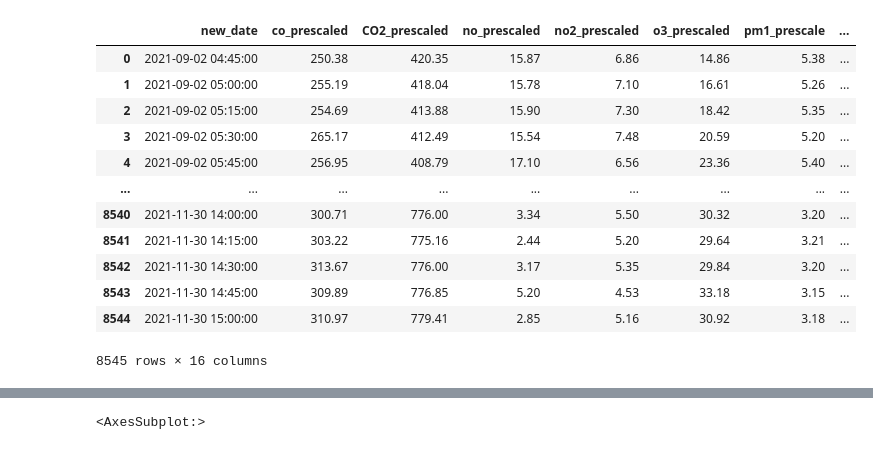
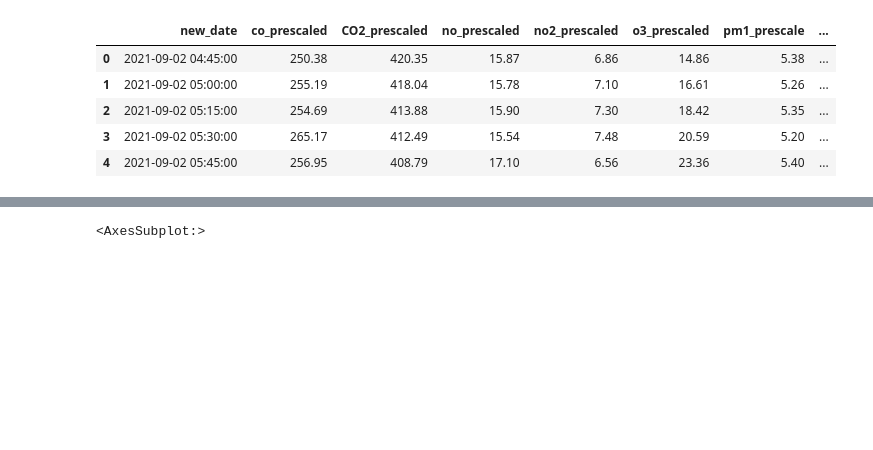
Before and after one commit to mihakim2/2021Fall_finals, a Jupyter notebook: correlations.ipynb, the cells around one changed output, grey strips where cells are left out. Saved outputs shown, nothing was run; the diff lists cells and outputs as text; code cells hidden in the pictures; blank space fills up the shorter version.

```diff
--- a/correlations.ipynb
+++ b/correlations.ipynb
@@ -14,20 +12,13 @@ df5 = pd.read_feather('export_UrbanaOnHolmes_feather', columns=None, use_threads
 df6 = pd.read_feather('export_WarnowChacko_feather', columns=None, use_threads=True)
 # %%
 df3.rename(columns={'reading_datestamp': 'new_date'}, inplace = True)
-df3
+df3.head(5)
 # %% [output]
 |  | new_date | co_prescaled | CO2_prescaled | no_prescaled | no2_prescaled | o3_prescaled | pm1_prescale | ... |
 | 0 | 2021-09-02 04:45:00 | 250.38 | 420.35 | 15.87 | 6.86 | 14.86 | 5.38 | ... |
 | 1 | 2021-09-02 05:00:00 | 255.19 | 418.04 | 15.78 | 7.10 | 16.61 | 5.26 | ... |
 | 2 | 2021-09-02 05:15:00 | 254.69 | 413.88 | 15.90 | 7.30 | 18.42 | 5.35 | ... |
 | 3 | 2021-09-02 05:30:00 | 265.17 | 412.49 | 15.54 | 7.48 | 20.59 | 5.20 | ... |
 | 4 | 2021-09-02 05:45:00 | 256.95 | 408.79 | 17.10 | 6.56 | 23.36 | 5.40 | ... |
-| ... | ... | ... | ... | ... | ... | ... | ... | ... |
-| 8540 | 2021-11-30 14:00:00 | 300.71 | 776.00 | 3.34 | 5.50 | 30.32 | 3.20 | ... |
-| 8541 | 2021-11-30 14:15:00 | 303.22 | 775.16 | 2.44 | 5.20 | 29.64 | 3.21 | ... |
-| 8542 | 2021-11-30 14:30:00 | 313.67 | 776.00 | 3.17 | 5.35 | 29.84 | 3.20 | ... |
-| 8543 | 2021-11-30 14:45:00 | 309.89 | 776.85 | 5.20 | 4.53 | 33.18 | 3.15 | ... |
-| 8544 | 2021-11-30 15:00:00 | 310.97 | 779.41 | 2.85 | 5.16 | 30.92 | 3.18 | ... |
-8545 rows × 16 columns
 # %%
 temp_df = pd.concat([df4, df5, df6], axis = 0)
```
Also changed, not shown: parts of 14 cells of this notebook.
